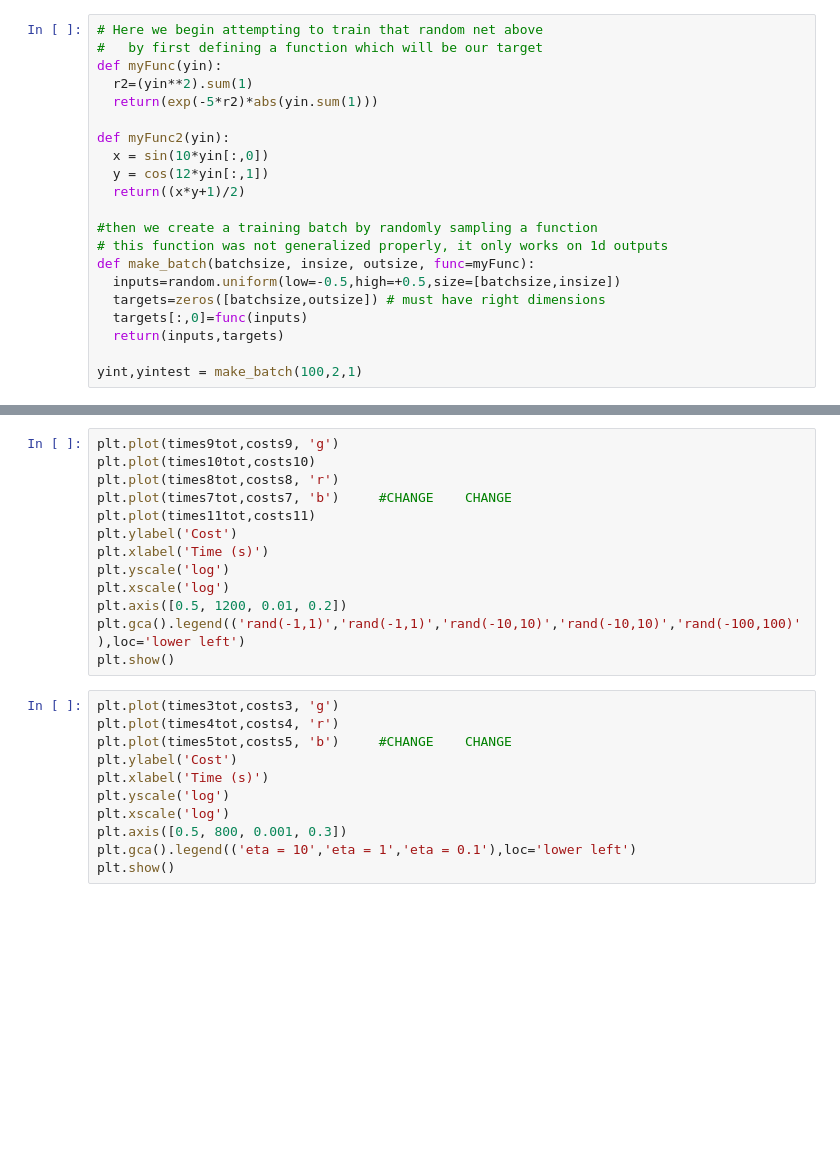
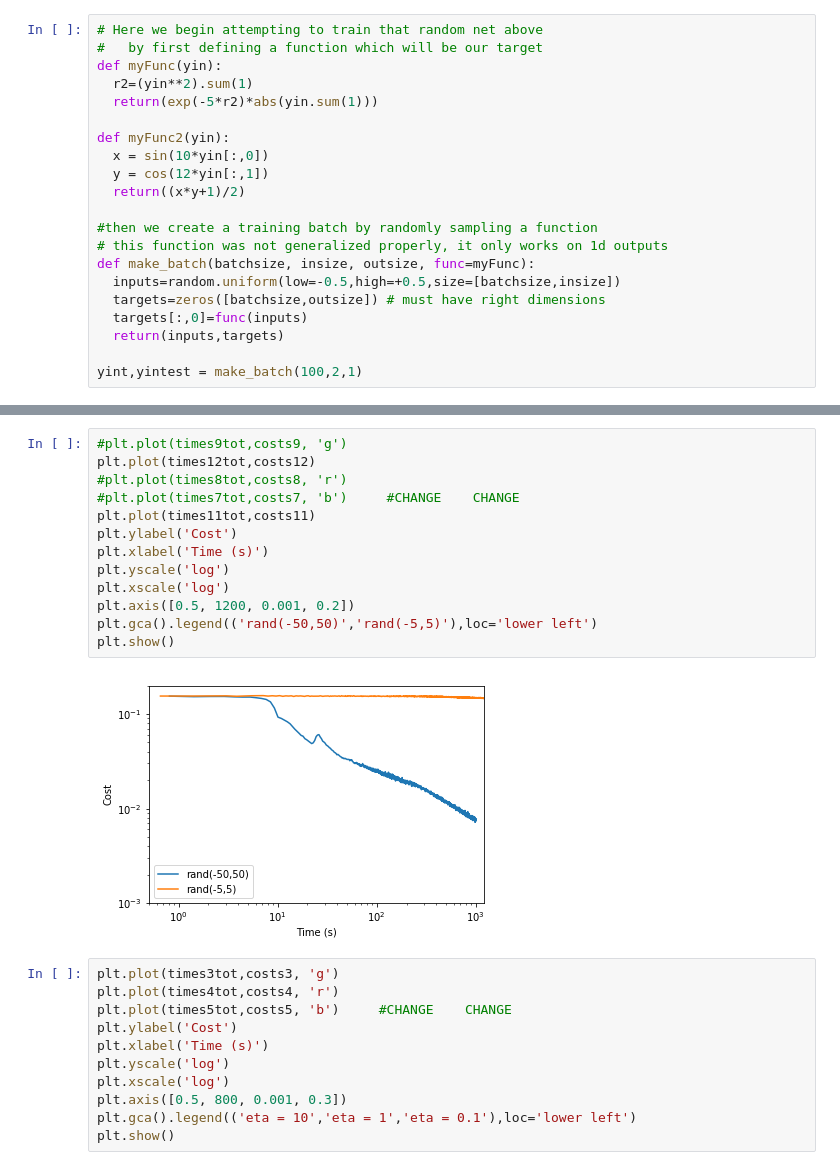
Before and after one commit to Swicano/IntroML_NBs, a Jupyter notebook: ObjectNN.ipynb, the cells around one changed output, grey strips where cells are left out. Saved outputs shown, nothing was run; the diff lists cells and outputs as text; blank space fills up the shorter version.

```diff
--- a/ObjectNN.ipynb
+++ b/ObjectNN.ipynb
@@ -274,16 +277,18 @@ print(times11tot[-1])                             # CHANGE
 # %%
-plt.plot(times9tot,costs9, 'g')
-plt.plot(times10tot,costs10)
-plt.plot(times8tot,costs8, 'r')
-plt.plot(times7tot,costs7, 'b')     #CHANGE    CHANGE
+#plt.plot(times9tot,costs9, 'g')
+plt.plot(times12tot,costs12)
+#plt.plot(times8tot,costs8, 'r')
+#plt.plot(times7tot,costs7, 'b')     #CHANGE    CHANGE
 plt.plot(times11tot,costs11)
 plt.ylabel('Cost')
 plt.xlabel('Time (s)')
 plt.yscale('log')
 plt.xscale('log')
-plt.axis([0.5, 1200, 0.01, 0.2])
-plt.gca().legend(('rand(-1,1)','rand(-1,1)','rand(-10,10)','rand(-10,10)','rand(-100,100)'),loc='lower left')
+plt.axis([0.5, 1200, 0.001, 0.2])
+plt.gca().legend(('rand(-50,50)','rand(-5,5)'),loc='lower left')
 plt.show()
+# %% [output]
+[figure, added]
 # %%
 plt.plot(times3tot,costs3, 'g')
 plt.plot(times4tot,costs4, 'r')
```
Also changed, not shown: parts of 7 cells of this notebook.
